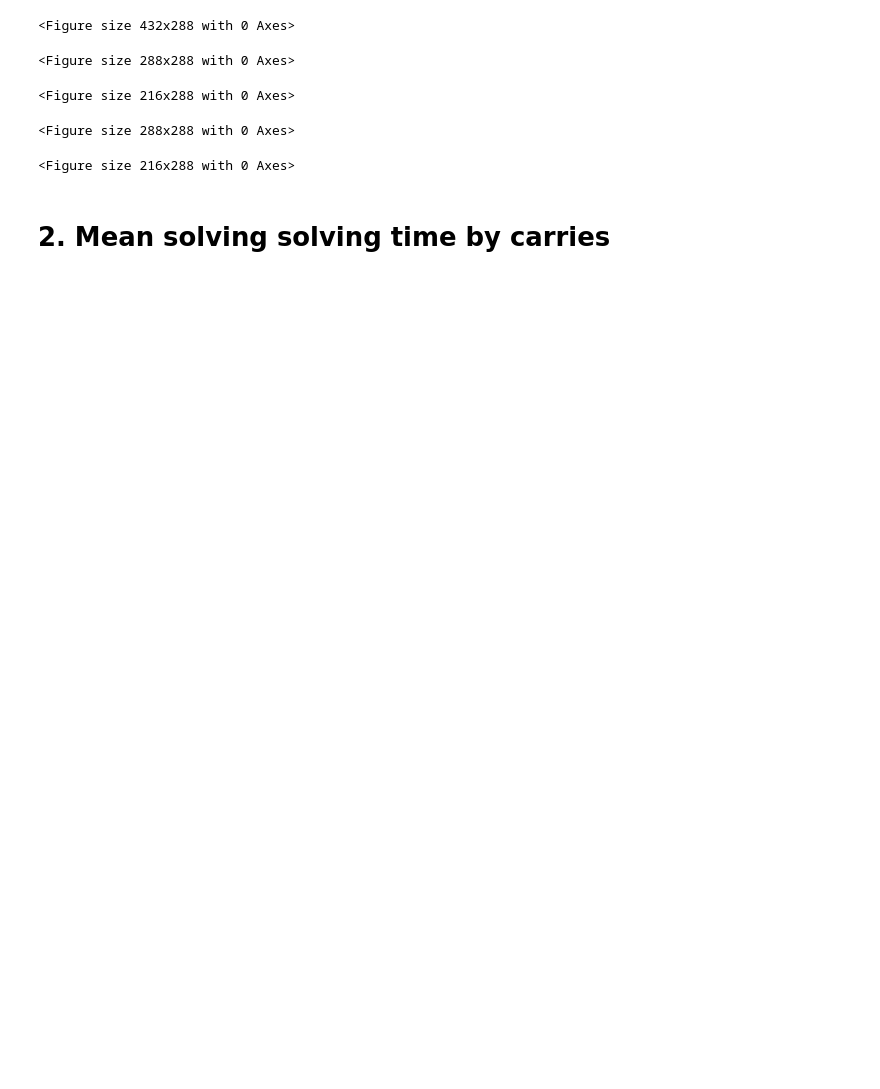
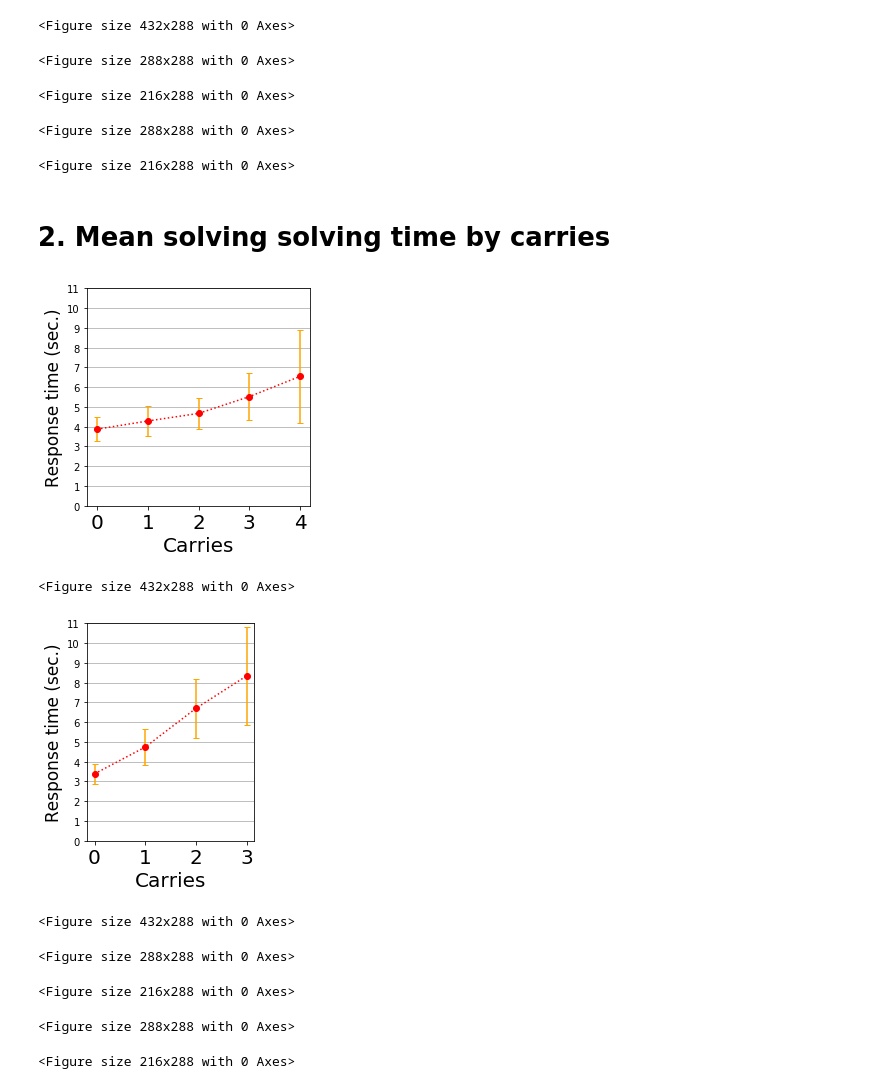
Before and after one commit to sungjae-cho/arithmetic-experiment, a Jupyter notebook: plot_results_iccm2019.ipynb, the cells around one changed output. Cells and saved outputs as stored; diff of their text form; code cells hidden in the pictures; blank space fills up the shorter version.

Commit message:
Update plot images and applying update features to the images.

```diff
--- a/plot_results_iccm2019.ipynb
+++ b/plot_results_iccm2019.ipynb
@@ -25,4 +25,17 @@ from plot_results import *
 # %%
 experiment_name = 'iccm2019'
 operators_list = ['add', 'subtract']
+# %%
+plot_mean_mean_solving_time_by_carries(experiment_name, operators_list, ylim_range=(0,11), rm_carry_outlier=True, rm_carry_outlier_method='iqr', mode='show')
+plot_mean_mean_solving_time_by_carries(experiment_name, operators_list, ylim_range=(0,11), rm_carry_outlier=True, rm_carry_outlier_method='iqr', mode='save')
+plot_mean_mean_solving_time_by_carries(experiment_name, operators_list, ylim_range=(0,11), rm_carry_outlier=True, rm_carry_outlier_method='iqr', mode='save', file_format='png')
+# %% [output]
+[figure, added]
+<Figure size 432x288 with 0 Axes>
+[figure, added]
+<Figure size 432x288 with 0 Axes>
+<Figure size 288x288 with 0 Axes>
+<Figure size 216x288 with 0 Axes>
+<Figure size 288x288 with 0 Axes>
+<Figure size 216x288 with 0 Axes>
 # %%
```
Also changed, not shown: parts of 2 cells of this notebook, 6 other files.
